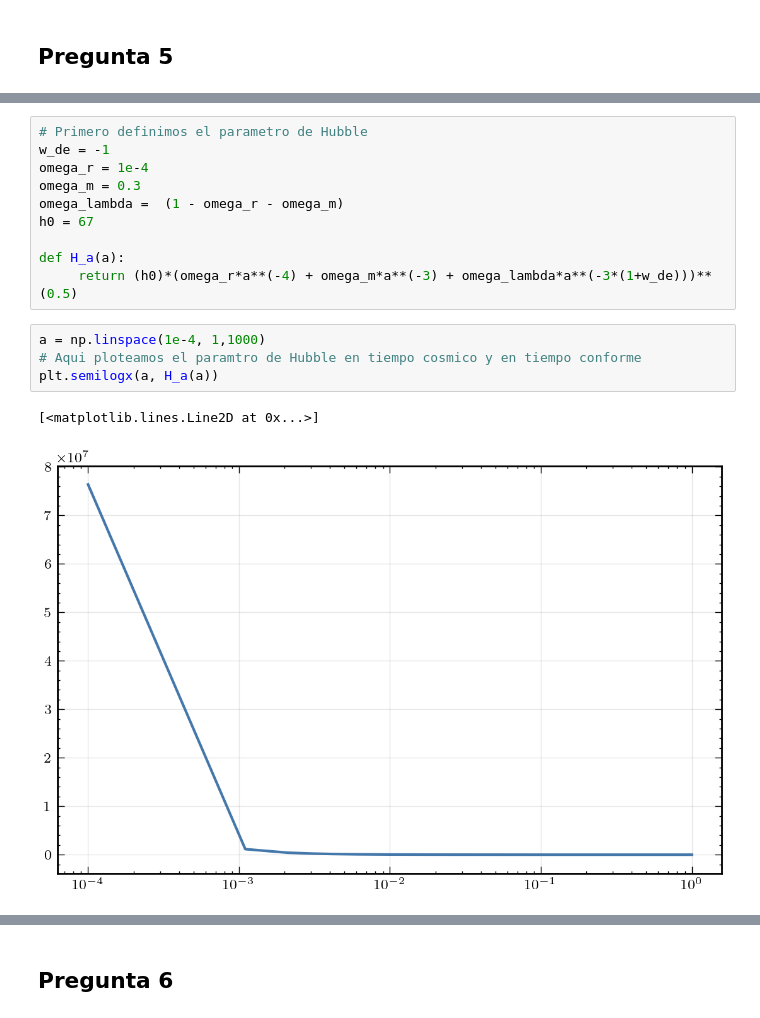
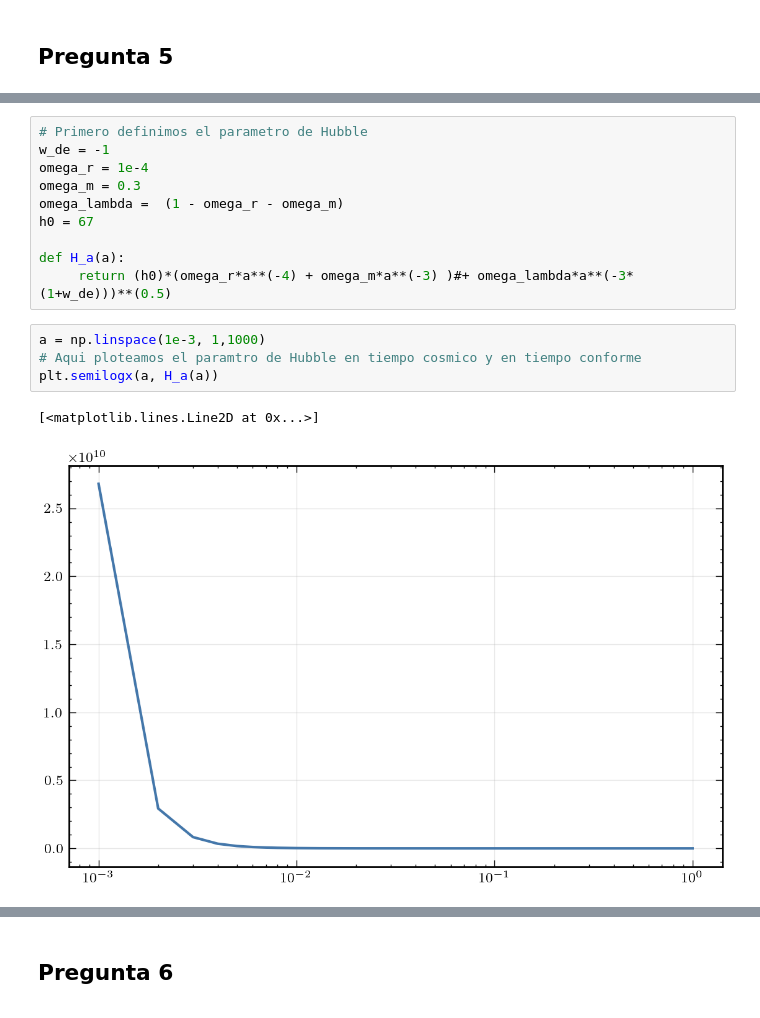
Before and after one commit to Mazroj/Cosmology_spring_25, a Jupyter notebook: tareas/tarea_2.ipynb, the cells around one changed output, grey strips where cells are left out. Cells and saved outputs as stored; diff of their text form.

```diff
--- a/tareas/tarea_2.ipynb
+++ b/tareas/tarea_2.ipynb
@@ -151,13 +154,13 @@ omega_lambda =  (1 - omega_r - omega_m)
 h0 = 67
 
 def H_a(a):
-     return (h0)*(omega_r*a**(-4) + omega_m*a**(-3) + omega_lambda*a**(-3*(1+w_de)))**(0.5)
+     return (h0)*(omega_r*a**(-4) + omega_m*a**(-3) )#+ omega_lambda*a**(-3*(1+w_de)))**(0.5)
 # %%
-a = np.linspace(1e-4, 1,1000)
+a = np.linspace(1e-3, 1,1000)
 # Aqui ploteamos el paramtro de Hubble en tiempo cosmico y en tiempo conforme
 plt.semilogx(a, H_a(a))
 # %% [output]
 [<matplotlib.lines.Line2D at 0x...>]
-[figure, old version]
+[figure, new version]
 # %%
 def phi(a, k ,init_val):
```
Also changed, not shown: parts of 10 cells of this notebook, 1 other file.
